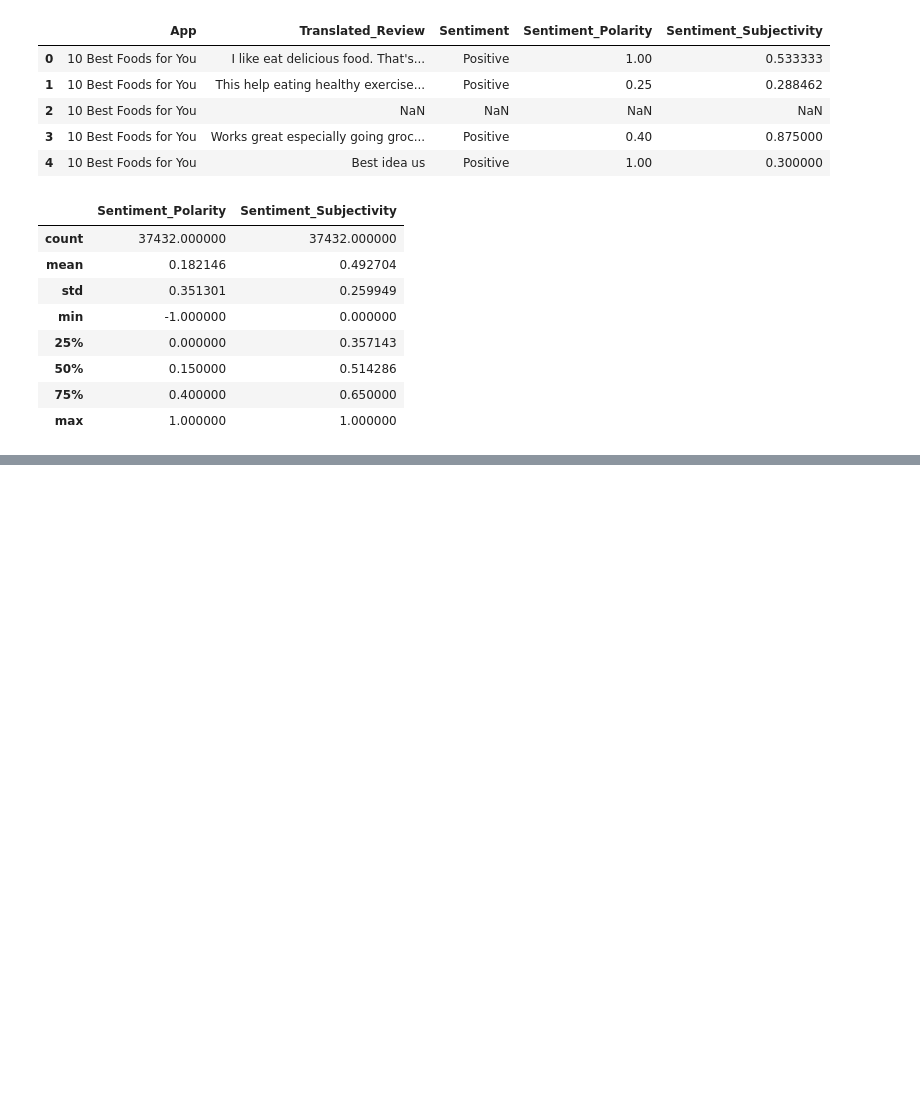
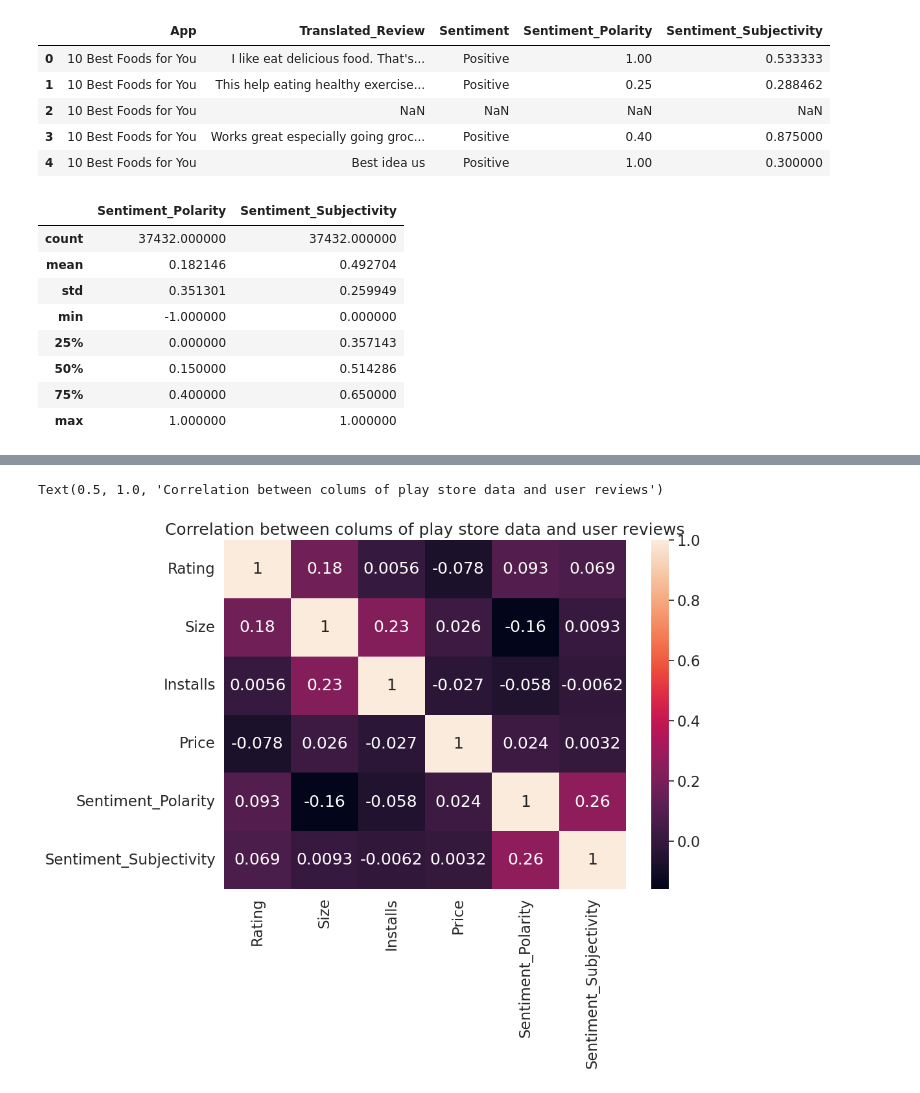
Before and after one commit to MijulSaxena/EDA-project-on-Gooogle-playstore., a Jupyter notebook: Play_Store_App_Review_Analysis_Capstone_Project_by_Mijul_Saxena.ipynb, the cells around one changed output, grey strips where cells are left out. Drawn from its saved outputs; the diff is of its cells as text; code cells hidden in the pictures; blank space fills up the shorter version.

```diff
--- a/Play_Store_App_Review_Analysis_Capstone_Project_by_Mijul_Saxena.ipynb
+++ b/Play_Store_App_Review_Analysis_Capstone_Project_by_Mijul_Saxena.ipynb
@@ -578,0 +560,3 @@ Name: Sentiment_Polarity, Length: 1074, dtype: float64
+# %%
+# Merging two dataframe
+merged_df = pd.merge(play_store_data, user_reviews, on='App')
@@ -578,0 +584,7 @@ Name: Sentiment_Polarity, Length: 1074, dtype: float64
+# %%
+plt.figure(figsize = (10,7))
+sns.heatmap(merged_df.corr(numeric_only=True),  annot = True)
+plt.title('Correlation between colums of play store data and user reviews')
+# %% [output]
+Text(0.5, 1.0, 'Correlation between colums of play store data and user reviews')
+[figure, added]
```
Also changed, not shown: parts of 12 cells of this notebook.
